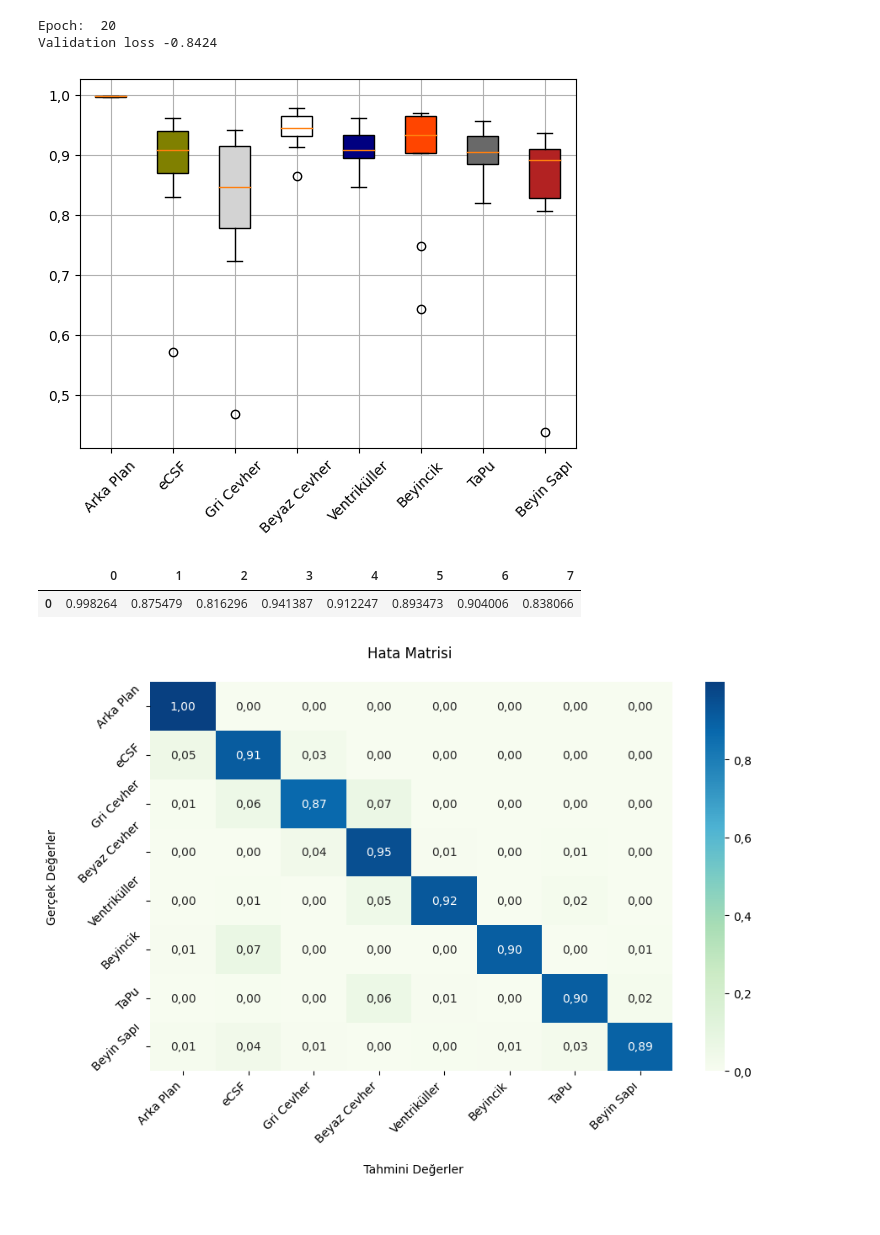
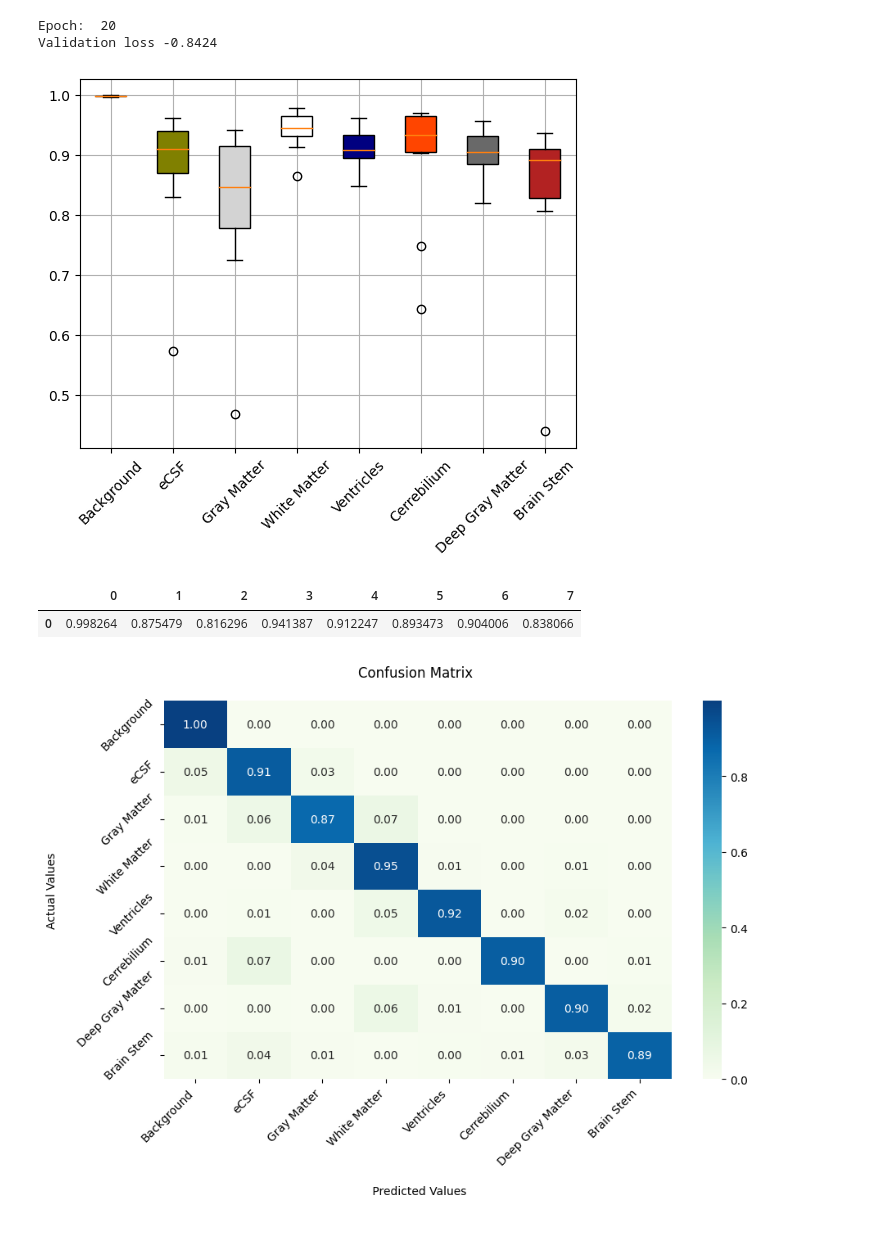
Before and after one commit to ugurcanakyuz/3D-Volumetric-MedicalImageSegmentationWithDeepLearning, a Jupyter notebook: notebooks/Evaluations/2-DataSetComparison_Lucas_TR-OrigUNet.ipynb, the cells around one changed output. Cells and saved outputs as stored; diff of their text form; code cells hidden in the pictures.

```diff
--- a/notebooks/Evaluations/2-DataSetComparison_Lucas_TR-OrigUNet.ipynb
+++ b/notebooks/Evaluations/2-DataSetComparison_Lucas_TR-OrigUNet.ipynb
@@ -21,9 +18,9 @@ from modules.Utils import *
 # %%
 device = torch.device('cuda' if torch.cuda.is_available() else 'cpu')
 
-path_dhcp = "../../Data/rel3_dhcp_anat_pipeline/"
-path_feta = "../../Data/feta_pro2/"
-path_fidon = "../../Data/lucas/"
+path_dhcp = "../../data/processed/rel3_dhcp_anat_pipeline/"
+path_feta = "../../data/processed/feta_pro2/"
+path_fidon = "../../data/processed/lucas/"
 
 # Transformations.
 transform_eval = None
@@ -69,7 +66,7 @@ Epoch:  37
 Validation loss -0.9066
 # %%
 unet3d = models.UNet3D().to(device)
-unet3d.load_state_dict(torch.load("../../output/UNet3D/Iteration_20222812/run_dHCP2/weights/36_model.pth"))
+unet3d.load_state_dict(torch.load("../../models/20221228/dHCP/weights/36_model.pth"))
 
 predictor = Predictor(unet3d, (128, 128, 128))
 sub = dhcp_test[0]
@@ -119,7 +116,7 @@ print(f"Validation loss {results['Validation loss']}")
 Epoch:  31
 Validation loss -0.7444
 # %%
-unet3d.load_state_dict(torch.load("../../output/UNet3D/Iteration_20230103/FeTABalanced_feta_pro2/weights/30_model.pth"))
+unet3d.load_state_dict(torch.load("../../models/20230103/FeTABalanced_fetaPro2/weights/30_model.pth"))
 
 predictor = Predictor(unet3d, (128, 128, 128))
 sub = feta_test[4]
@@ -169,24 +166,24 @@ print(f"Validation loss {results['Validation loss']}")
 Epoch:  20
 Validation loss -0.8424
 # %%
-unet3d.load_state_dict(torch.load("../../output/UNet3D/Iteration_20230103/FeTABalanced_lucas/weights/19_model.pth"))
+unet3d.load_state_dict(torch.load("../../models/20230103/FeTABalanced_lucas/weights/19_model.pth"))
 
 predictor = Predictor(unet3d, (128, 128, 128))
 sub = fidon_test[4]
 # %%
 evaluator = Evaluator3D(criterion, unet3d, (128, 128, 128), fidon_val_loader)
 _, scores = evaluator.evaluate()
-avg_scores = print_evaluation_results(scores, fidon_val, lang='tr')
+avg_scores = print_evaluation_results(scores, fidon_val)
 pd.DataFrame(avg_scores).T
 # %% [output]
-[figure, old version]
+[figure, new version]
 |  | 0 | 1 | 2 | 3 | 4 | 5 | 6 | 7 |
 | 0 | 0.998264 | 0.875479 | 0.816296 | 0.941387 | 0.912247 | 0.893473 | 0.904006 | 0.838066 |
 # %%
 evaluator.calculate_cm()
-evaluator.plot_confusion_matrix(lang='tr')
+evaluator.plot_confusion_matrix()
 # %% [output]
-[figure, old version]
+[figure, new version]
 # %%
 tester = Evaluator3D(criterion, unet3d, (128, 128, 128), fidon_test_loader)
 _, scores = tester.evaluate()
```
Also changed, not shown: parts of 18 cells of this notebook, 3 other files.
